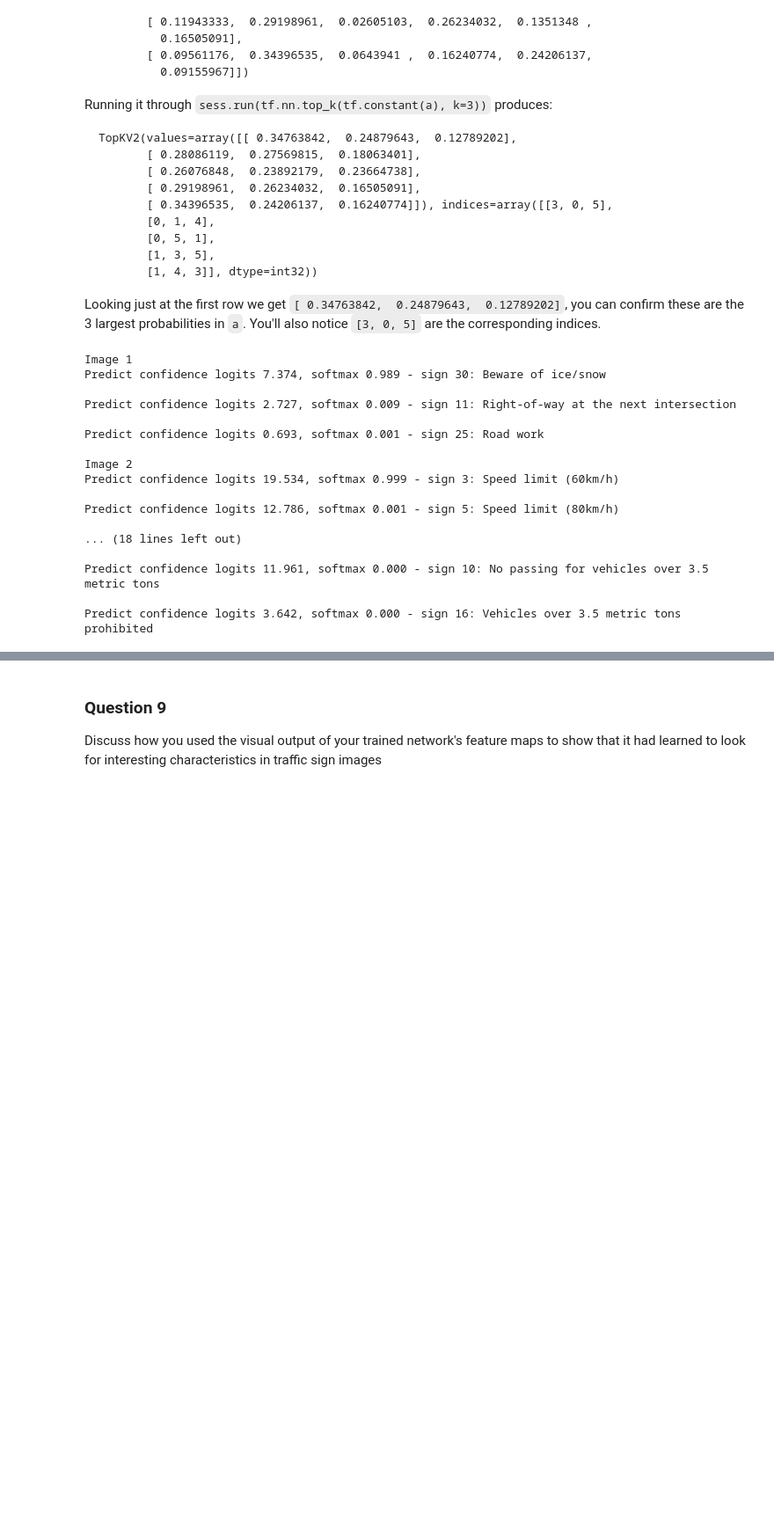
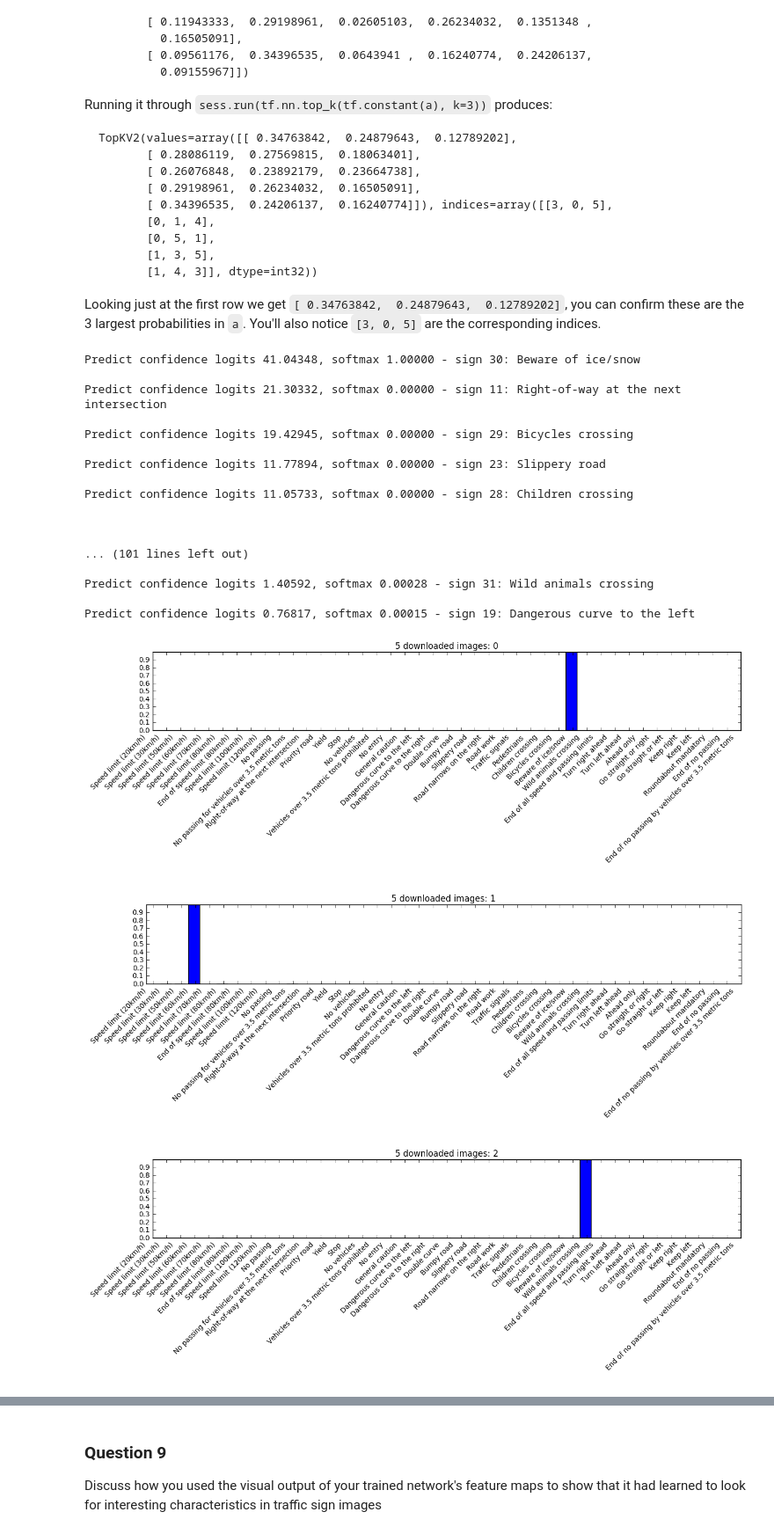
Before and after one commit to roadfromatoz/CarND-Traffic-Sign-Classifier-Project, a Jupyter notebook: Traffic_Sign_Classifier.ipynb, the cells around one changed output, grey strips where cells are left out. Shown at 88% size. Drawn from its saved outputs; the diff is of its cells as text; code cells hidden in the pictures; blank space fills up the shorter version.

```diff
--- a/Traffic_Sign_Classifier.ipynb
+++ b/Traffic_Sign_Classifier.ipynb
@@ -470,37 +589,61 @@ Looking just at the first row we get `[ 0.34763842,  0.24879643,  0.12789202]`,
 # %%
 ### Print out the top five softmax probabilities for the predictions on the German traffic sign images found on the web.
 ### Feel free to use as many code cells as needed.
 with tf.Session() as sess:
-    top3 = sess.run(tf.nn.top_k(tf.constant(result), k =3))
+    top5 = sess.run(tf.nn.top_k(tf.constant(result), k = 5))
+    top_test = sess.run(tf.nn.top_k(tf.constant(logits_test), k = 5))
 
 def softmax(x):
     """Compute softmax values for each sets of scores in x."""
-    e_x = np.exp(x)
-    return e_x / e_x.sum()
+    import math
+    sum = 0
+    for xx in x:
+        sum+=math.exp(xx)
+    res = []
+    for xx in x:
+        res.append(math.exp(xx)/1.0/sum)
+    return res
 
-for i in range(len(top3.indices)):
-    print('Image {}'.format(i+1))
-    top3softmax = softmax(top3.values[i])
-    for j in range(3):
-        print('Predict confidence logits {:.3f}, softmax {:.3f} - sign {}: {}'.format(top3.values[i][j],
-                                                                                      top3softmax[j],
-                                                                                      top3.indices[i][j],
-                                                                                      sign_map[top3.indices[i][j]]))
+    # the following overflows
+    # e_x = np.exp(x)
+    # return e_x / e_x.sum()
+
+def analyze_softmax(top, indices, title=''):
+    for i in indices:
+        top_softmax = softmax(top.values[i])
+        print('\n')
+        for j in range(5):
+            print('Predict confidence logits {:.5f}, softmax {:.5f} - sign {}: {}'.format(
+                top.values[i][j],
+                top_softmax[j],
+                top.indices[i][j],
+                sign_map[top.indices[i][j]]))
+        fig = plt.figure(figsize=(15, 2))
+        plt.bar(top.indices[i], softmax(top.values[i]))
+        plt.title('{}: {}'.format(title, i))
+        plt.xticks(np.arange(0.5, 43.5, 1), sign_map.values(), ha='right', rotation=45)
+        plt.yticks(np.arange(0, 1, 0.1))
+
+analyze_softmax(top5, range(5), '5 downloaded images')
+analyze_softmax(top_test, fail5_index, '5 failed test data')
 # %% [output]
-Image 1
-Predict confidence logits 7.374, softmax 0.989 - sign 30: Beware of ice/snow
+Predict confidence logits 41.04348, softmax 1.00000 - sign 30: Beware of ice/snow
 
-Predict confidence logits 2.727, softmax 0.009 - sign 11: Right-of-way at the next intersection
+Predict confidence logits 21.30332, softmax 0.00000 - sign 11: Right-of-way at the next intersection
 
-Predict confidence logits 0.693, softmax 0.001 - sign 25: Road work
+Predict confidence logits 19.42945, softmax 0.00000 - sign 29: Bicycles crossing
 
-Image 2
-Predict confidence logits 19.534, softmax 0.999 - sign 3: Speed limit (60km/h)
+Predict confidence logits 11.77894, softmax 0.00000 - sign 23: Slippery road
 
-Predict confidence logits 12.786, softmax 0.001 - sign 5: Speed limit (80km/h)
+Predict confidence logits 11.05733, softmax 0.00000 - sign 28: Children crossing
 
-... (18 lines left out)
 
-Predict confidence logits 11.961, softmax 0.000 - sign 10: No passing for vehicles over 3.5 metric tons
 
-Predict confidence logits 3.642, softmax 0.000 - sign 16: Vehicles over 3.5 metric tons prohibited
+... (101 lines left out)
+
+Predict confidence logits 1.40592, softmax 0.00028 - sign 31: Wild animals crossing
+
+Predict confidence logits 0.76817, softmax 0.00015 - sign 19: Dangerous curve to the left
+[figure, added]
+[figure, added]
+[figure, added]
```
Also changed, not shown: parts of 9 cells of this notebook, 15 other files.
